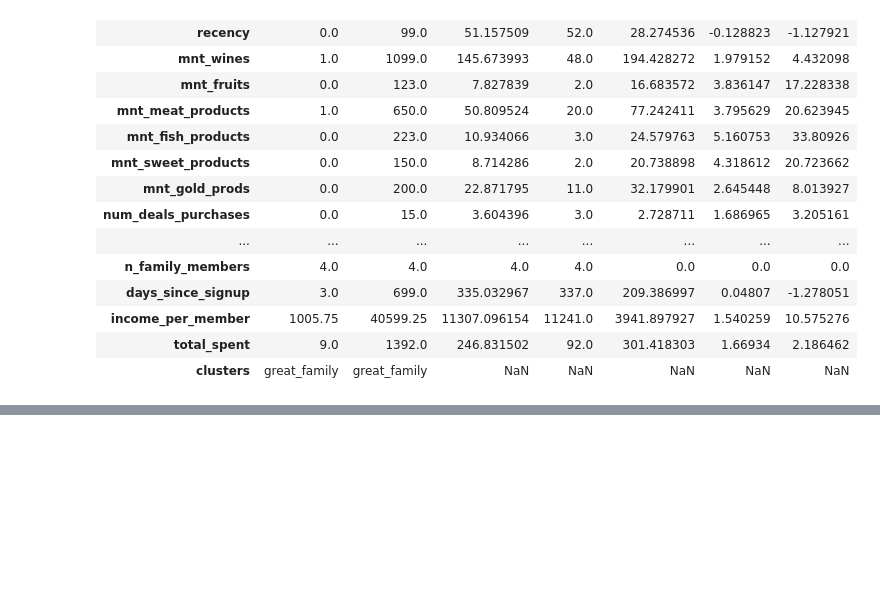
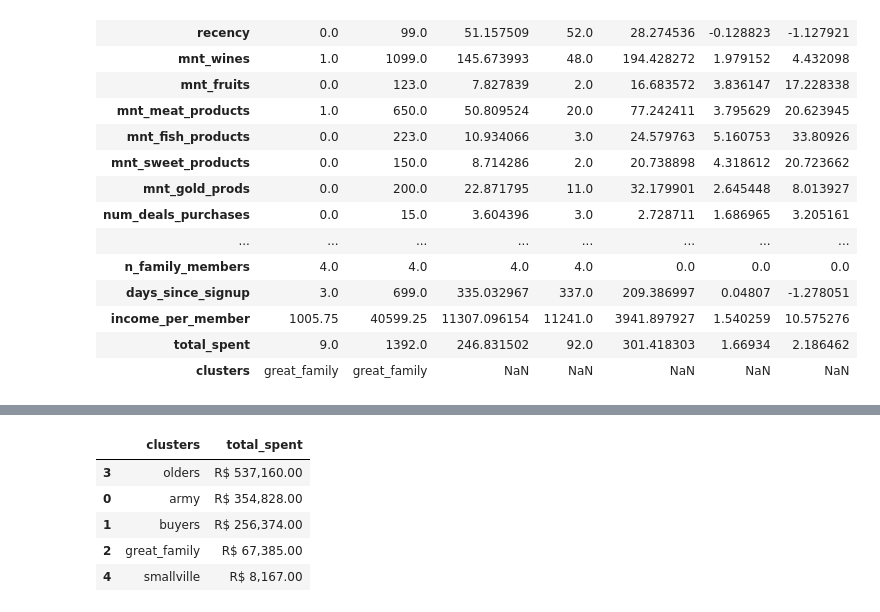
Before and after one commit to lavinomenezes/ifood_data_analyst_challenge, a Jupyter notebook: notebooks/ifood_lm_v10_segmentation_embedding_space.ipynb, the cells around one changed output, grey strips where cells are left out. Drawn from its saved outputs; the diff is of its cells as text; code cells hidden in the pictures; blank space fills up the shorter version.

Commit message:
cluster_update

```diff
--- a/notebooks/ifood_lm_v10_segmentation_embedding_space.ipynb
+++ b/notebooks/ifood_lm_v10_segmentation_embedding_space.ipynb
@@ -772 +769,11 @@ sns.barplot(x='clusters',y='total_spent',data=total_spent_clusters)
 [figure]
+# %%
+total_spent_clusters['total_spent'] = total_spent_clusters['total_spent'].apply(lambda x: f'R$ {x:,.2f}')
+total_spent_clusters
+# %% [output]
+|  | clusters | total_spent |
+| 3 | olders | R$ 537,160.00 |
+| 0 | army | R$ 354,828.00 |
+| 1 | buyers | R$ 256,374.00 |
+| 2 | great_family | R$ 67,385.00 |
+| 4 | smallville | R$ 8,167.00 |
```
Also changed, not shown: parts of 2 cells of this notebook.
